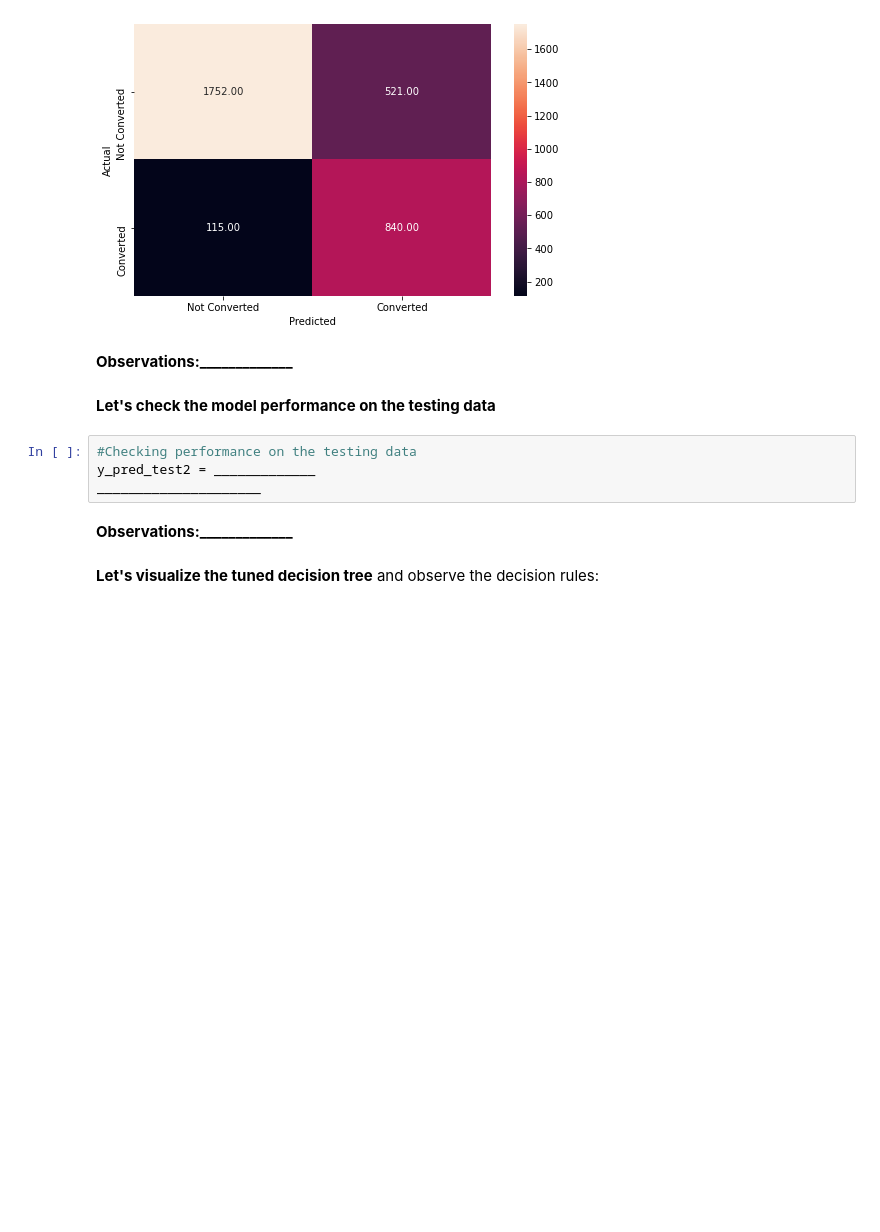
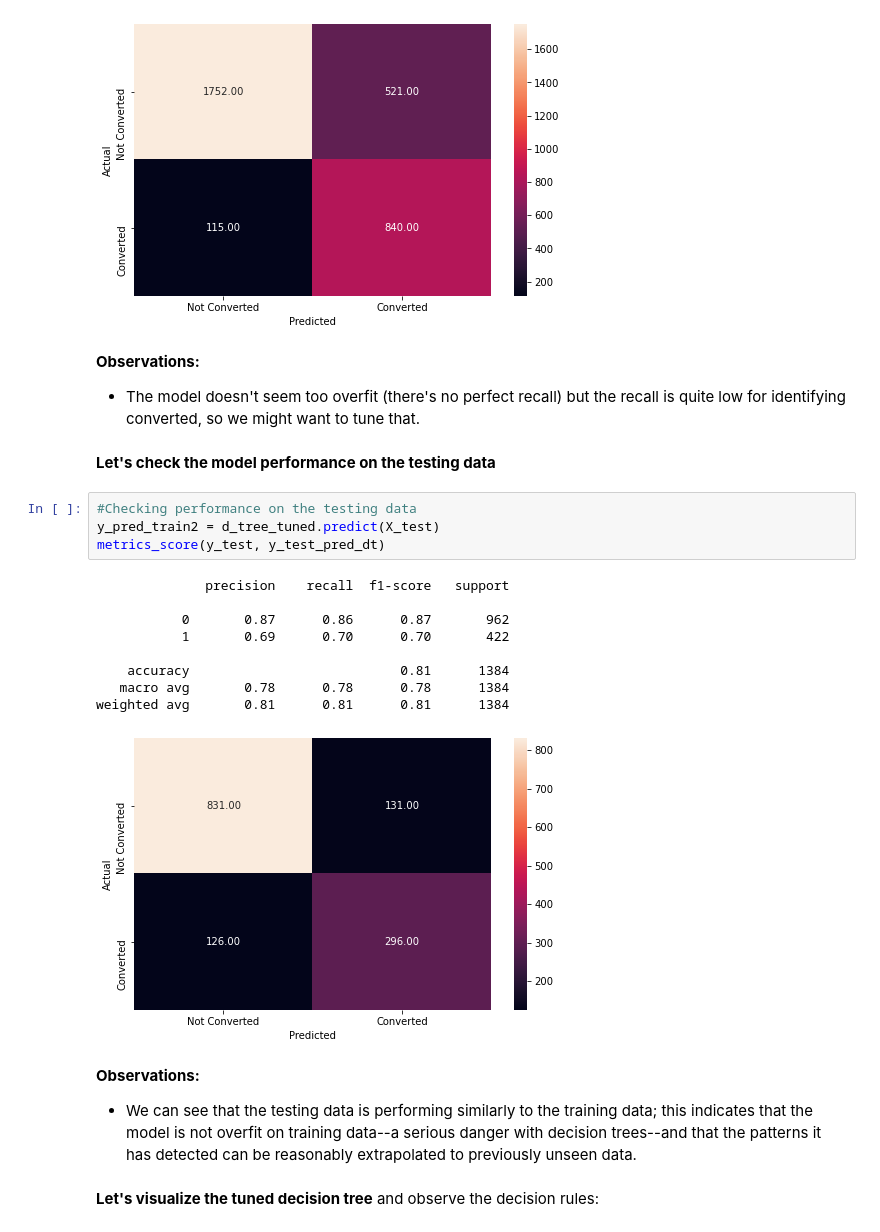
Before and after one commit to bluerunningshoes/MIT_Foundations_Of_Data_Science, a Jupyter notebook: Practical Data Science/Learner_Notebook_Classification_PDS.ipynb, the cells around one changed output. Drawn from its saved outputs; the diff is of its cells as text; blank space fills up the shorter version.

```diff
--- a/Practical Data Science/Learner_Notebook_Classification_PDS.ipynb
+++ b/Practical Data Science/Learner_Notebook_Classification_PDS.ipynb
@@ -482,16 +550,28 @@ metrics_score(y_train, y_pred_train2)
    macro avg       0.78      0.83      0.79      3228
 weighted avg       0.84      0.80      0.81      3228
 [figure]
-# %% [markdown]
-**Observations:_____________**
+# %% [markdown]
+**Observations:**
+* The model doesn't seem too overfit (there's no perfect recall) but the recall is quite low for identifying converted, so we might want to tune that.
 # %% [markdown]
 **Let's check the model performance on the testing data**
 # %%
 #Checking performance on the testing data
-y_pred_test2 = _____________
-_____________________
+y_pred_train2 = d_tree_tuned.predict(X_test)
+metrics_score(y_test, y_test_pred_dt)
+# %% [output]
+              precision    recall  f1-score   support
+
+           0       0.87      0.86      0.87       962
+           1       0.69      0.70      0.70       422
+
+    accuracy                           0.81      1384
+   macro avg       0.78      0.78      0.78      1384
+weighted avg       0.81      0.81      0.81      1384
+[figure, added]
-# %% [markdown]
-**Observations:_____________**
+# %% [markdown]
+**Observations:**
+* We can see that the testing data is performing similarly to the training data; this indicates that the model is not overfit on training data--a serious danger with decision trees--and that the patterns it has detected can be reasonably extrapolated to previously unseen data.
 # %% [markdown]
 **Let's visualize the tuned decision tree** and observe the decision rules:
 # %% [markdown]
```
Also changed, not shown: parts of 35 cells of this notebook, 26 other files.
